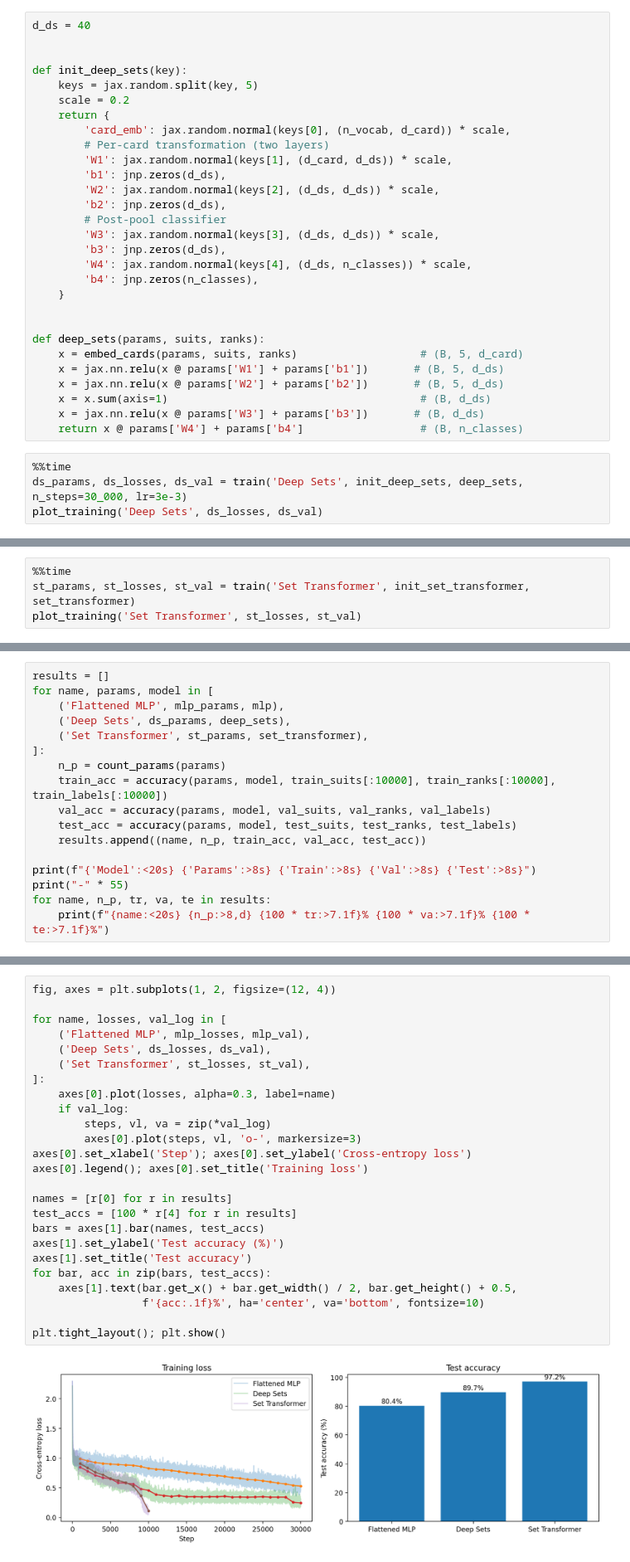
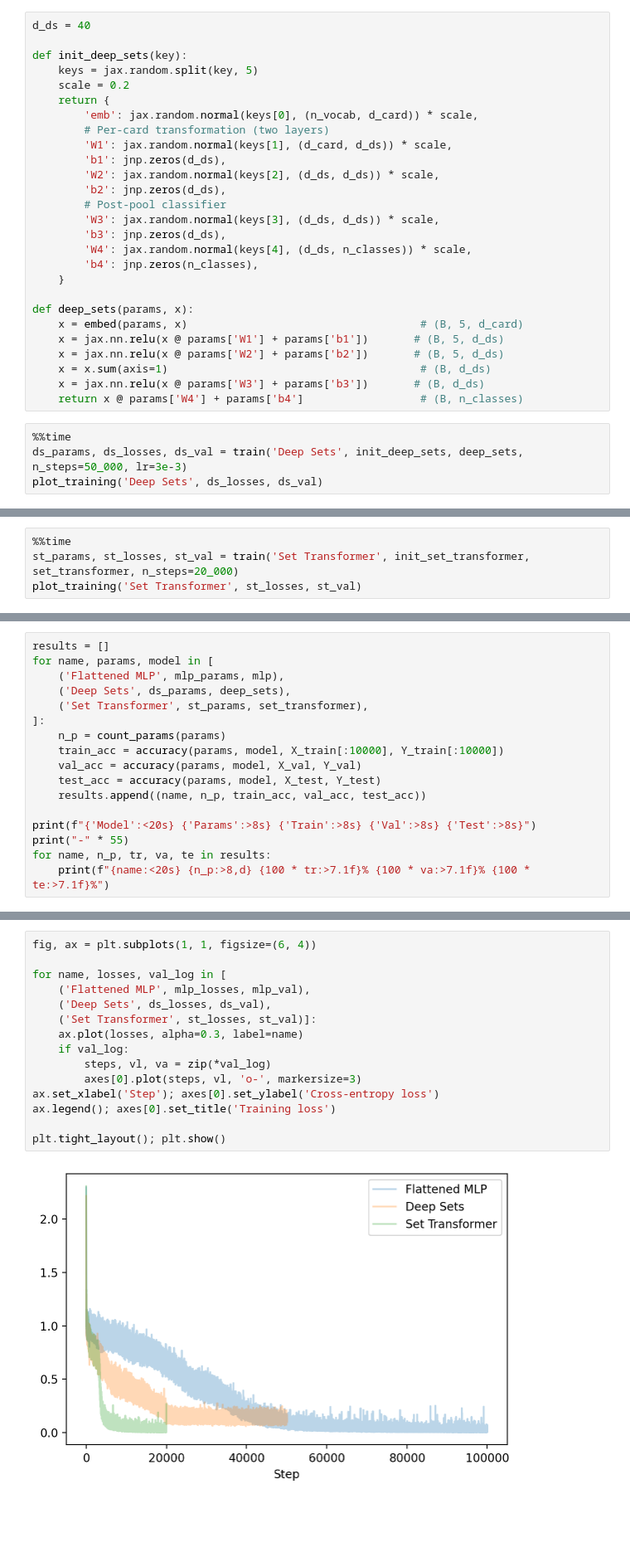
Before and after one commit to yoavram/nanochat, a Jupyter notebook: set-transformer.ipynb, the cells around one changed output, grey strips where cells are left out. Shown at 83% size. Drawn from its saved outputs; the diff is of its cells as text; blank space fills up the shorter version.

```diff
--- a/set-transformer.ipynb
+++ b/set-transformer.ipynb
@@ -304,13 +329,12 @@ Since addition is commutative, the output is the same regardless of the order of
 $W_1$ and $W_2$ are shared across all cards — they transform each card independently. After sum-pooling, $W_3$ and $W_4$ classify the aggregated representation. Zaheer et al. proved that any permutation-invariant function on a finite set can be decomposed into this form, making Deep Sets a universal approximator for set functions.
 # %%
 d_ds = 40
-
 
 def init_deep_sets(key):
     keys = jax.random.split(key, 5)
     scale = 0.2
     return {
-        'card_emb': jax.random.normal(keys[0], (n_vocab, d_card)) * scale,
+        'emb': jax.random.normal(keys[0], (n_vocab, d_card)) * scale,
         # Per-card transformation (two layers)
         'W1': jax.random.normal(keys[1], (d_card, d_ds)) * scale,
         'b1': jnp.zeros(d_ds),
@@ -323,9 +347,8 @@ def init_deep_sets(key):
         'b4': jnp.zeros(n_classes),
     }
 
-
-def deep_sets(params, suits, ranks):
-    x = embed_cards(params, suits, ranks)                   # (B, 5, d_card)
+def deep_sets(params, x):
+    x = embed(params, x)                                    # (B, 5, d_card)
     x = jax.nn.relu(x @ params['W1'] + params['b1'])       # (B, 5, d_ds)
     x = jax.nn.relu(x @ params['W2'] + params['b2'])       # (B, 5, d_ds)
     x = x.sum(axis=1)                                       # (B, d_ds)
@@ -333,7 +356,7 @@ def deep_sets(params, suits, ranks):
     return x @ params['W4'] + params['b4']                  # (B, n_classes)
 # %%
 %%time
-ds_params, ds_losses, ds_val = train('Deep Sets', init_deep_sets, deep_sets, n_steps=30_000, lr=3e-3)
+ds_params, ds_losses, ds_val = train('Deep Sets', init_deep_sets, deep_sets, n_steps=50_000, lr=3e-3)
 plot_training('Deep Sets', ds_losses, ds_val)
 # %% [output]
 Deep Sets: 5,202 parameters
@@ -438,5 +510,5 @@ def set_transformer(params, suits, ranks):
 # %%
 %%time
-st_params, st_losses, st_val = train('Set Transformer', init_set_transformer, set_transformer)
+st_params, st_losses, st_val = train('Set Transformer', init_set_transformer, set_transformer, n_steps=20_000)
 plot_training('Set Transformer', st_losses, st_val)
 # %% [output]
@@ -473,9 +562,9 @@ for name, params, model in [
     ('Set Transformer', st_params, set_transformer),
 ]:
     n_p = count_params(params)
-    train_acc = accuracy(params, model, train_suits[:10000], train_ranks[:10000], train_labels[:10000])
-    val_acc = accuracy(params, model, val_suits, val_ranks, val_labels)
-    test_acc = accuracy(params, model, test_suits, test_ranks, test_labels)
+    train_acc = accuracy(params, model, X_train[:10000], Y_train[:10000])
+    val_acc = accuracy(params, model, X_val, Y_val)
+    test_acc = accuracy(params, model, X_test, Y_test)
     results.append((name, n_p, train_acc, val_acc, test_acc))
 
 print(f"{'Model':<20s} {'Params':>8s} {'Train':>8s} {'Val':>8s} {'Test':>8s}")
@@ -491,30 +580,20 @@ Set Transformer         4,622    97.2%    97.3%    97.2%
 # %%
-fig, axes = plt.subplots(1, 2, figsize=(12, 4))
+fig, ax = plt.subplots(1, 1, figsize=(6, 4))
 
 for name, losses, val_log in [
     ('Flattened MLP', mlp_losses, mlp_val),
     ('Deep Sets', ds_losses, ds_val),
-    ('Set Transformer', st_losses, st_val),
-]:
-    axes[0].plot(losses, alpha=0.3, label=name)
+    ('Set Transformer', st_losses, st_val)]:
+    ax.plot(losses, alpha=0.3, label=name)
     if val_log:
         steps, vl, va = zip(*val_log)
         axes[0].plot(steps, vl, 'o-', markersize=3)
-axes[0].set_xlabel('Step'); axes[0].set_ylabel('Cross-entropy loss')
-axes[0].legend(); axes[0].set_title('Training loss')
-
-names = [r[0] for r in results]
-test_accs = [100 * r[4] for r in results]
-bars = axes[1].bar(names, test_accs)
-axes[1].set_ylabel('Test accuracy (%)')
-axes[1].set_title('Test accuracy')
-for bar, acc in zip(bars, test_accs):
-    axes[1].text(bar.get_x() + bar.get_width() / 2, bar.get_height() + 0.5,
-                 f'{acc:.1f}%', ha='center', va='bottom', fontsize=10)
+ax.set_xlabel('Step'); axes[0].set_ylabel('Cross-entropy loss')
+ax.legend(); axes[0].set_title('Training loss')
 
 plt.tight_layout(); plt.show()
 # %% [output]
-[figure, old version]
+[figure, new version]
 # %% [markdown]
 ## Discussion
 
```
Also changed, not shown: parts of 34 cells of this notebook.
